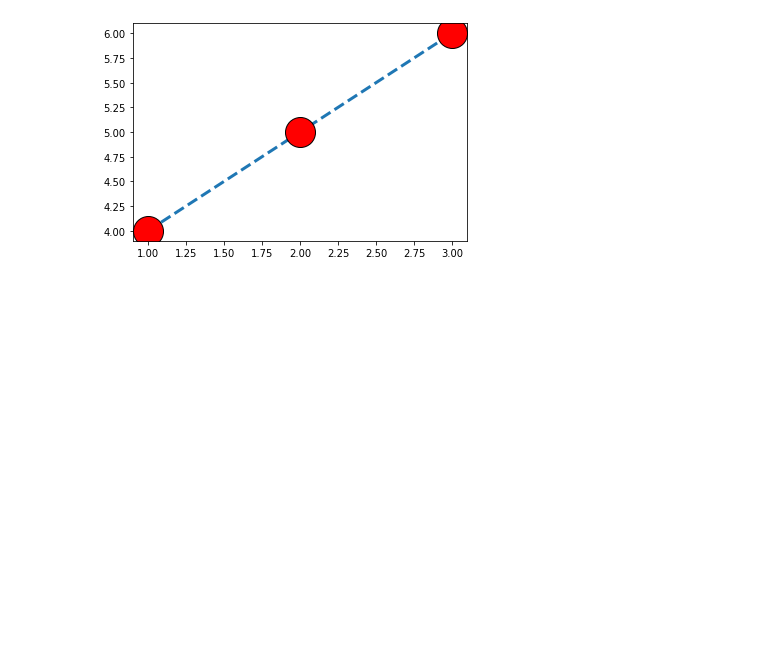
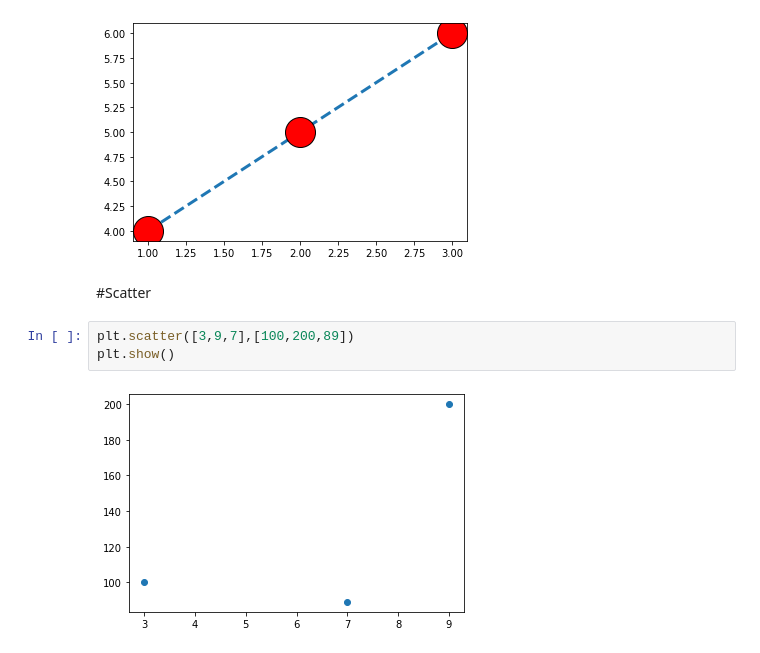
Before and after one commit to Pepcoders/Data-Science-January, a Jupyter notebook: Plotting/Plotting.ipynb, the cells around one changed output. Drawn from its saved outputs; the diff is of its cells as text; blank space fills up the shorter version.

Commit message:
Completed Scatter in Matplotlib

```diff
--- a/Plotting/Plotting.ipynb
+++ b/Plotting/Plotting.ipynb
@@ -30,3 +31,10 @@ plt.plot(x,y,marker='o',linestyle='dashed',ms=30,mfc='red',mec='black',linewidth
 plt.show()
 # %% [output]
 [figure]
+# %% [markdown]
+#Scatter
+# %%
+plt.scatter([3,9,7],[100,200,89])
+plt.show()
+# %% [output]
+[figure, added]
```
Also changed, not shown: parts of 8 cells of this notebook.
